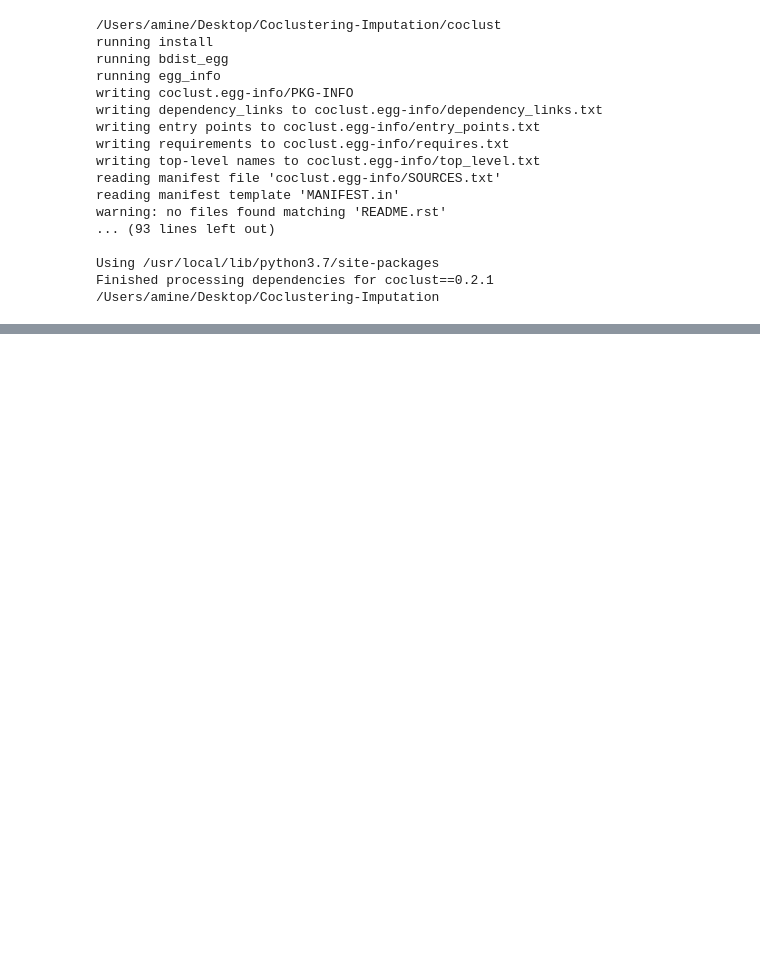
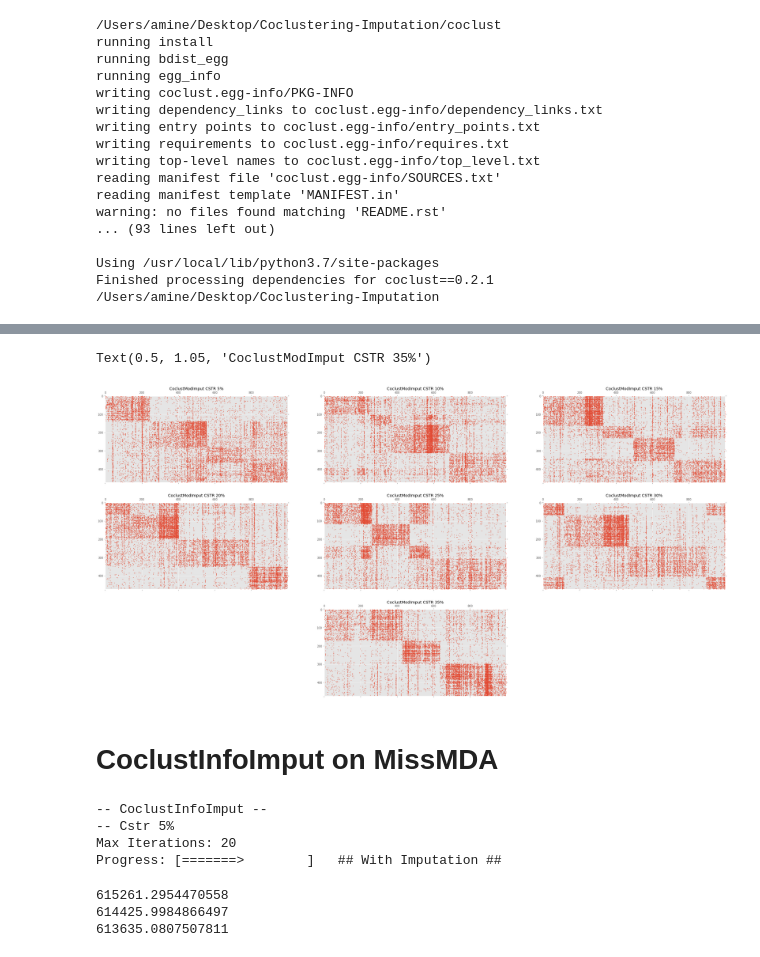
Before and after one commit to AmineFrj/Coclustering-Imputation, a Jupyter notebook: Project.ipynb, the cells around one changed output, grey strips where cells are left out. Cells and saved outputs as stored; diff of their text form; code cells hidden in the pictures; blank space fills up the shorter version.

```diff
--- a/Project.ipynb
+++ b/Project.ipynb
@@ -272,0 +247,77 @@ Finished processing dependencies for coclust==0.2.1
+# %%
+def plot_RM(X, model, precision=0.8, markersize=0.9):
+
+    row_indices = np.argsort(model.row_labels_)
+    col_indices = np.argsort(model.column_labels_)
+    X_reorg = X[row_indices, :]
+    X_reorg = X_reorg[:, col_indices]
+    plt.spy(X_reorg, precision=precision, markersize=markersize)
+    plt.tick_params(axis='both', which='both', bottom='off', top='off',
+                    right='off', left='off')
+    #plt.show()
+# %%
+figure(num=None, figsize=(40, 20))
+subplot(3, 3, 1)
+plot_RM(cstr5, CMI_cstr[0])
+matplotlib.pyplot.title('CoclustModImput CSTR 5%')
+subplot(3, 3, 2)
+plot_RM(cstr10, CMI_cstr[1])
+matplotlib.pyplot.title('CoclustModImput CSTR 10%')
+subplot(3, 3, 3)
+plot_RM(cstr15, CMI_cstr[2])
+matplotlib.pyplot.title('CoclustModImput CSTR 15%')
+subplot(3, 3, 4)
+plot_RM(cstr20, CMI_cstr[3])
+matplotlib.pyplot.title('CoclustModImput CSTR 20%')
+subplot(3, 3, 5)
+plot_RM(cstr25, CMI_cstr[4])
+matplotlib.pyplot.title('CoclustModImput CSTR 25%')
+subplot(3, 3, 6)
+plot_RM(cstr30, CMI_cstr[5])
+matplotlib.pyplot.title('CoclustModImput CSTR 30%')
+subplot(3, 3, 8)
+plot_RM(cstr35, CMI_cstr[6])
+matplotlib.pyplot.title('CoclustModImput CSTR 35%')
+# %% [output]
+Text(0.5, 1.05, 'CoclustModImput CSTR 35%')
+[figure, added]
+# %% [markdown]
+# CoclustInfoImput on MissMDA
+# %%
+CII_cstr = []
+k = 4
+print("-- CoclustInfoImput --")
+print('-- Cstr 5%')
+CII_cstr5 = CoclustInfo(k, k, missing_indexes=NA_cstr5)
+CII_cstr5.fit(cstr5); CII_cstr.append(CMI_cstr5)
+print('-- Cstr 10%')
+CII_cstr10 = CoclustInfo(k, k, missing_indexes=NA_cstr10)
+CII_cstr10.fit(cstr10); CII_cstr.append(CMI_cstr10)
+print('-- Cstr 15%')
+CII_cstr15 = CoclustInfo(k, k, missing_indexes=NA_cstr15)
+CII_cstr15.fit(cstr15); CII_cstr.append(CMI_cstr15)
+print('-- Cstr 20%')
+CII_cstr20 = CoclustInfo(k, k, missing_indexes=NA_cstr20)
+CII_cstr20.fit(cstr20); CII_cstr.append(CMI_cstr20)
+print('-- Cstr 25%')
+CII_cstr25 = CoclustInfo(k, k, missing_indexes=NA_cstr25)
+CII_cstr25.fit(cstr25); CII_cstr.append(CMI_cstr25)
+print('-- Cstr 30%')
+CII_cstr30 = CoclustInfo(k, k, missing_indexes=NA_cstr30)
+CII_cstr30.fit(cstr30); CII_cstr.append(CMI_cstr30)
+print('-- Cstr 35%')
+CII_cstr35 = CoclustInfo(k, k, missing_indexes=NA_cstr35)
+CII_cstr35.fit(cstr35); CII_cstr.append(CMI_cstr35)
+# %% [output]
+-- CoclustInfoImput --
+-- Cstr 5%
+Max Iterations: 20
+Progress: [=======>        ]   ## With Imputation ##
+# %%
+'''print(WebACE['fea'].sum())
+print(missX.values.sum())
+print(coclustInfoImput.X.sum())'''
+# %% [output]
+615261.2954470558
+614425.9984866497
+613635.0807507811
```
Also changed, not shown: parts of 48 cells of this notebook, 43 other files.
